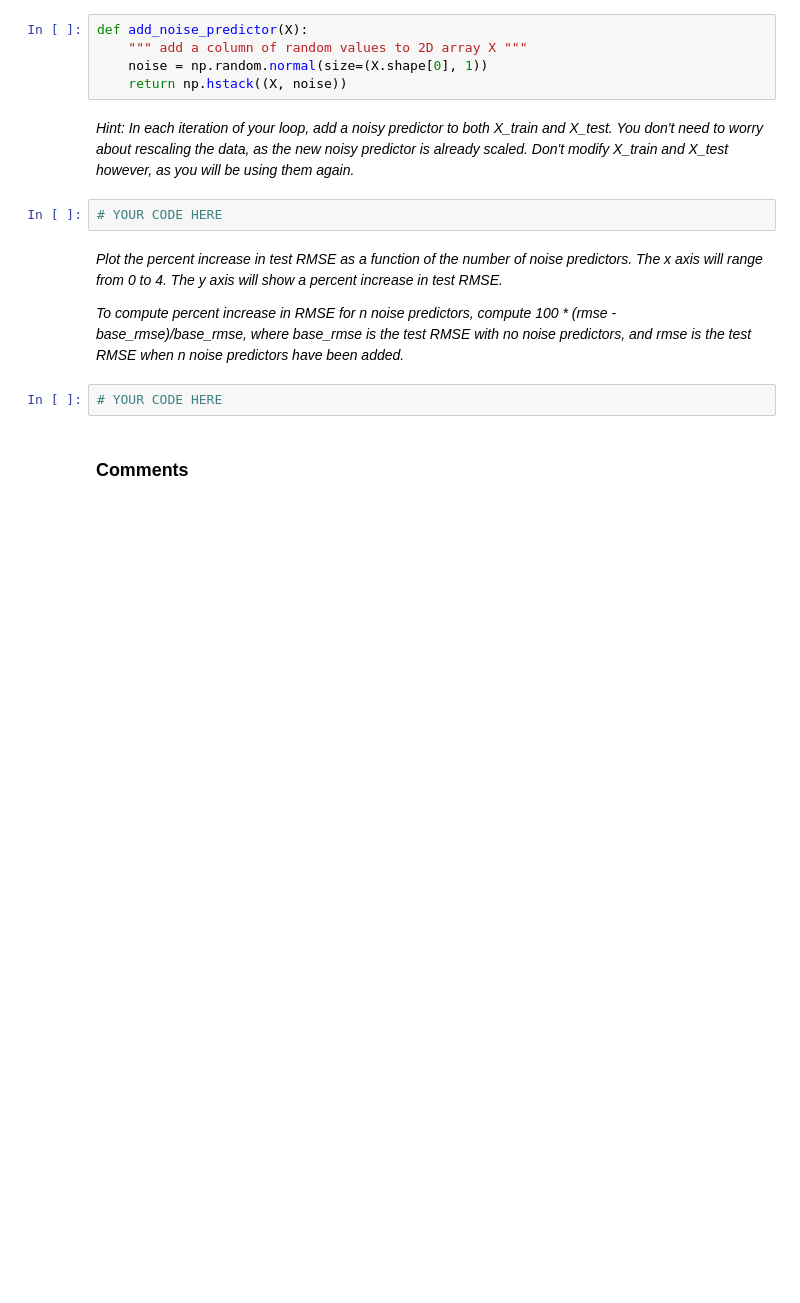
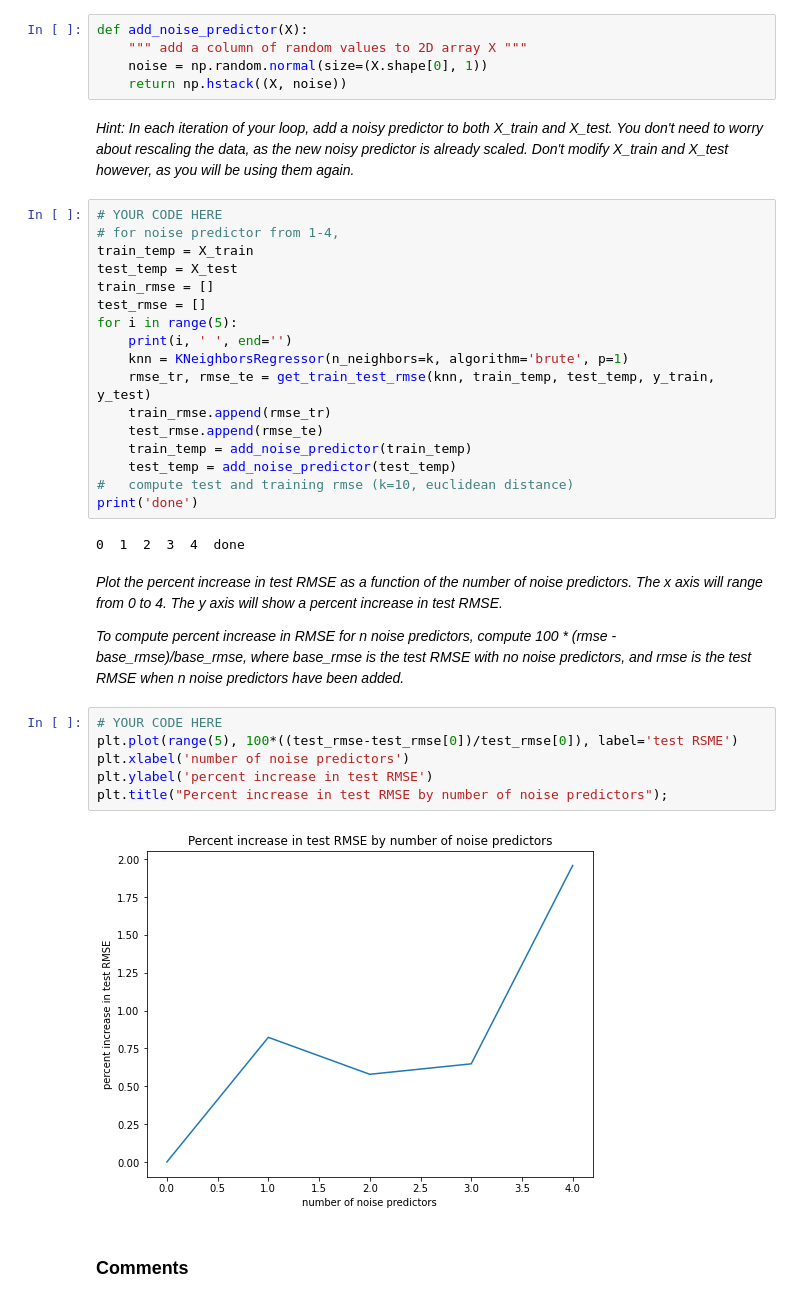
Before and after one commit to lomcaitlin/cst383_s21, a Jupyter notebook: hw8/knn-experiments.ipynb, the cells around one changed output. Cells and saved outputs as stored; diff of their text form; blank space fills up the shorter version.

```diff
--- a/hw8/knn-experiments.ipynb
+++ b/hw8/knn-experiments.ipynb
@@ -177,14 +267,37 @@ def add_noise_predictor(X):
     return np.hstack((X, noise))
 # %% [markdown]
 _Hint: In each iteration of your loop, add a noisy predictor to both X_train and X_test.  You don't need to worry about rescaling the data, as the new noisy predictor is already scaled.  Don't modify X_train and X_test however, as you will be using them again._
-# %%
-# YOUR CODE HERE
+# %%
+# YOUR CODE HERE
+# for noise predictor from 1-4,
+train_temp = X_train
+test_temp = X_test
+train_rmse = []
+test_rmse = []
+for i in range(5):
+    print(i, ' ', end='')
+    knn = KNeighborsRegressor(n_neighbors=k, algorithm='brute', p=1)
+    rmse_tr, rmse_te = get_train_test_rmse(knn, train_temp, test_temp, y_train, y_test)
+    train_rmse.append(rmse_tr)
+    test_rmse.append(rmse_te)
+    train_temp = add_noise_predictor(train_temp)
+    test_temp = add_noise_predictor(test_temp)
+#   compute test and training rmse (k=10, euclidean distance)
+print('done')
+# %% [output]
+0  1  2  3  4  done
 # %% [markdown]
 _Plot the percent increase in test RMSE as a function of the number of noise predictors.  The x axis will range from 0 to 4.  The y axis will show a percent increase in test RMSE._
 
 _To compute percent increase in RMSE for n noise predictors, compute 100 * (rmse - base_rmse)/base_rmse, where base_rmse is the test RMSE with no noise predictors, and rmse is the test RMSE when n noise predictors have been added._
-# %%
-# YOUR CODE HERE
+# %%
+# YOUR CODE HERE
+plt.plot(range(5), 100*((test_rmse-test_rmse[0])/test_rmse[0]), label='test RSME')
+plt.xlabel('number of noise predictors')
+plt.ylabel('percent increase in test RMSE')
+plt.title("Percent increase in test RMSE by number of noise predictors");
+# %% [output]
+[figure, added]
 # %% [markdown]
 ### Comments
 # %% [markdown]
```
Also changed, not shown: parts of 34 cells of this notebook, 13 other files.
